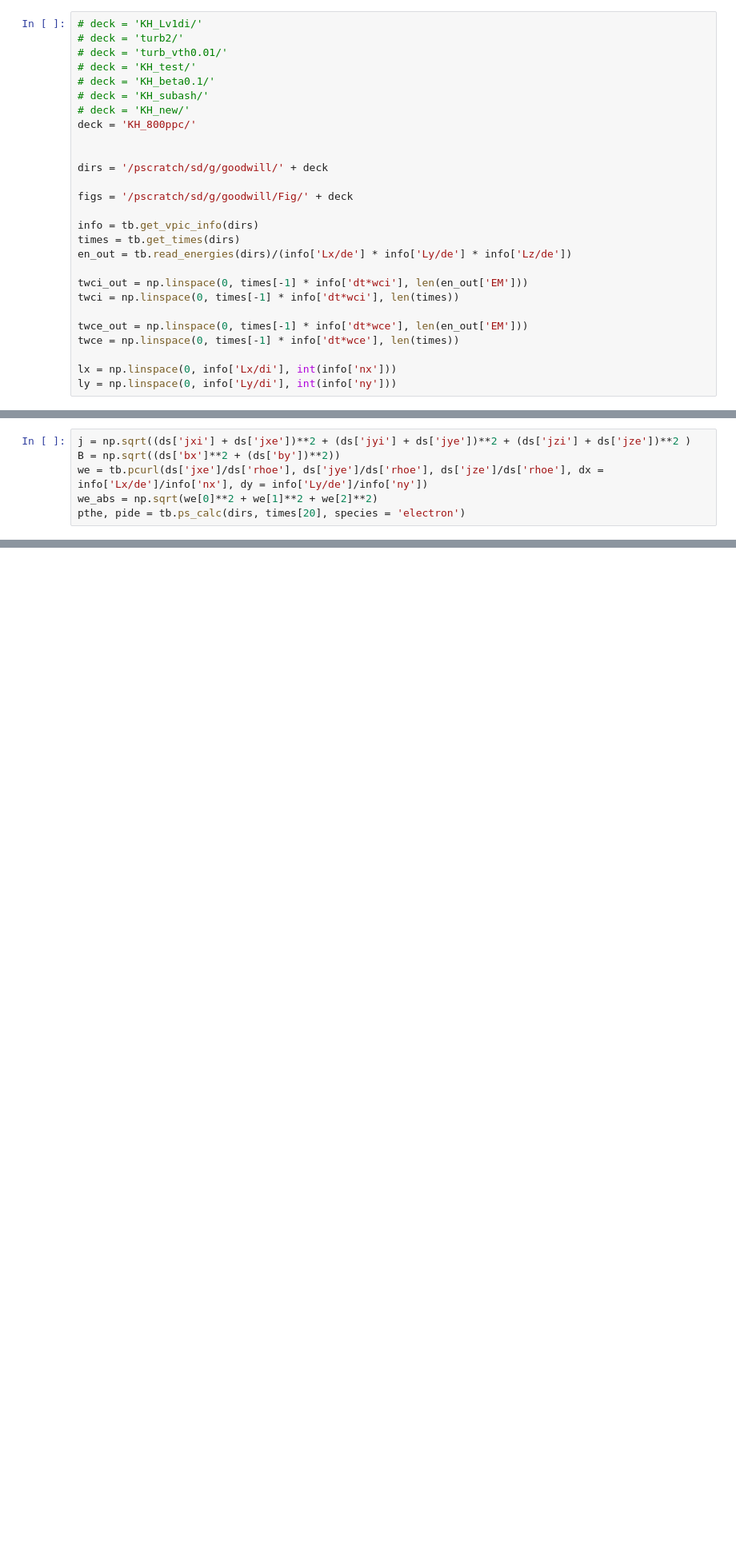
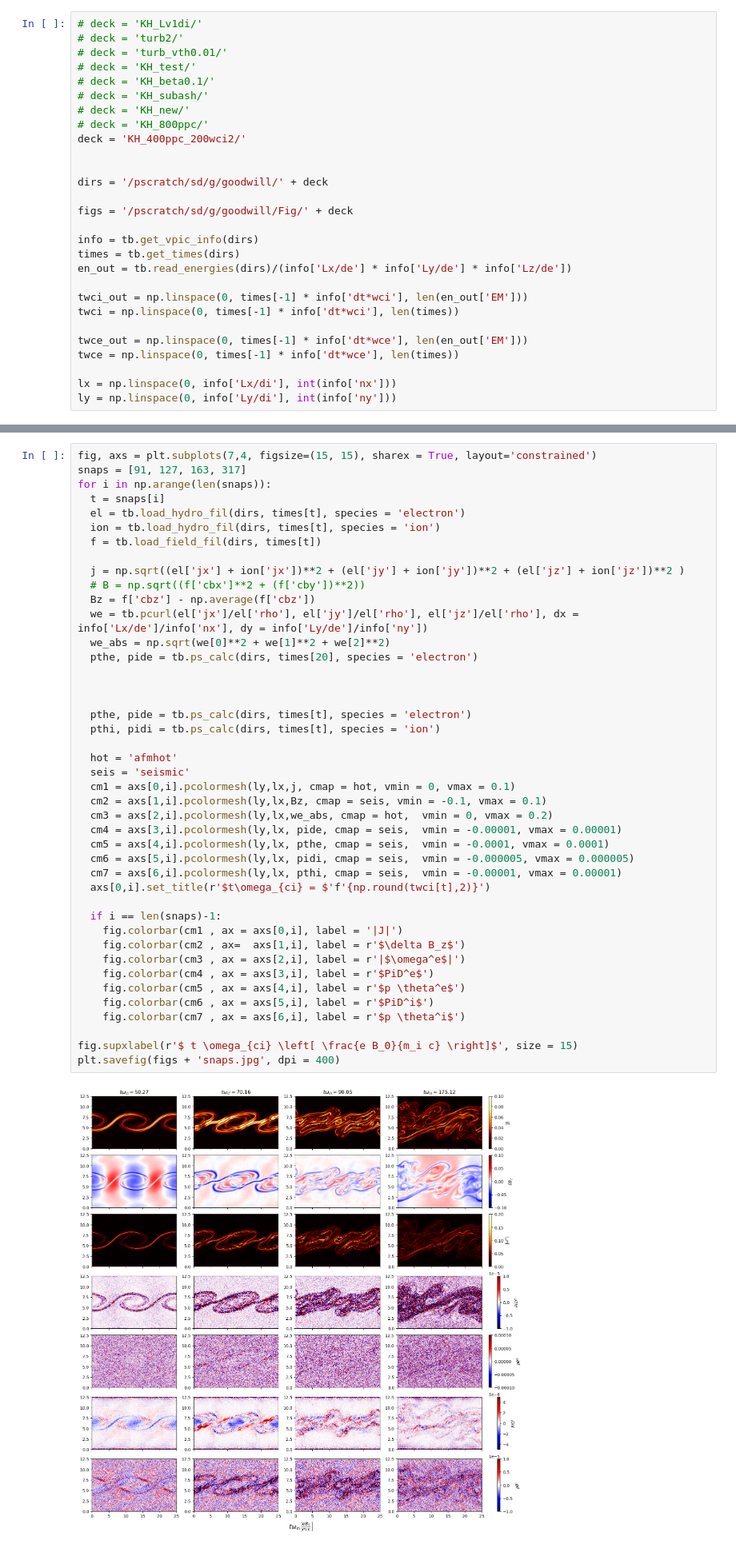
Before and after one commit to jgoodwill1/TurbPy, a Jupyter notebook: Analysis/Jupyter/snapshots.ipynb, the cells around one changed output, grey strips where cells are left out. Shown at 80% size. Saved outputs shown, nothing was run; the diff lists cells and outputs as text; blank space fills up the shorter version.

```diff
--- a/Analysis/Jupyter/snapshots.ipynb
+++ b/Analysis/Jupyter/snapshots.ipynb
@@ -9,7 +9,8 @@ from TurbPy.imports import *
 # deck = 'KH_beta0.1/'
 # deck = 'KH_subash/'
 # deck = 'KH_new/'
-deck = 'KH_800ppc/'
+# deck = 'KH_800ppc/'
+deck = 'KH_400ppc_200wci2/'
 
 
 dirs = '/pscratch/sd/g/goodwill/' + deck
@@ -56,7 +32 @@ Data variables: (12/20)
-# %%
-j = np.sqrt((ds['jxi'] + ds['jxe'])**2 + (ds['jyi'] + ds['jye'])**2 + (ds['jzi'] + ds['jze'])**2 )
-B = np.sqrt((ds['bx']**2 + (ds['by'])**2))
-we = tb.pcurl(ds['jxe']/ds['rhoe'], ds['jye']/ds['rhoe'], ds['jze']/ds['rhoe'], dx = info['Lx/de']/info['nx'], dy = info['Ly/de']/info['ny'])
-we_abs = np.sqrt(we[0]**2 + we[1]**2 + we[2]**2)
-pthe, pide = tb.ps_calc(dirs, times[20], species = 'electron')
 # %%
@@ -100,0 +40,45 @@ plt.savefig(figs + 'snaps.jpg', dpi = 400)
+# %%
+fig, axs = plt.subplots(7,4, figsize=(15, 15), sharex = True, layout='constrained')
+snaps = [91, 127, 163, 317]
+for i in np.arange(len(snaps)):
+  t = snaps[i]
+  el = tb.load_hydro_fil(dirs, times[t], species = 'electron')
+  ion = tb.load_hydro_fil(dirs, times[t], species = 'ion')
+  f = tb.load_field_fil(dirs, times[t])
+
+  j = np.sqrt((el['jx'] + ion['jx'])**2 + (el['jy'] + ion['jy'])**2 + (el['jz'] + ion['jz'])**2 )
+  # B = np.sqrt((f['cbx']**2 + (f['cby'])**2))
+  Bz = f['cbz'] - np.average(f['cbz'])
+  we = tb.pcurl(el['jx']/el['rho'], el['jy']/el['rho'], el['jz']/el['rho'], dx = info['Lx/de']/info['nx'], dy = info['Ly/de']/info['ny'])
+  we_abs = np.sqrt(we[0]**2 + we[1]**2 + we[2]**2)
+  pthe, pide = tb.ps_calc(dirs, times[20], species = 'electron')
+
+
+
+  pthe, pide = tb.ps_calc(dirs, times[t], species = 'electron')
+  pthi, pidi = tb.ps_calc(dirs, times[t], species = 'ion')
+
+  hot = 'afmhot'
+  seis = 'seismic'
+  cm1 = axs[0,i].pcolormesh(ly,lx,j, cmap = hot, vmin = 0, vmax = 0.1)
+  cm2 = axs[1,i].pcolormesh(ly,lx,Bz, cmap = seis, vmin = -0.1, vmax = 0.1)
+  cm3 = axs[2,i].pcolormesh(ly,lx,we_abs, cmap = hot,  vmin = 0, vmax = 0.2)
+  cm4 = axs[3,i].pcolormesh(ly,lx, pide, cmap = seis,  vmin = -0.00001, vmax = 0.00001)
+  cm5 = axs[4,i].pcolormesh(ly,lx, pthe, cmap = seis,  vmin = -0.0001, vmax = 0.0001)
+  cm6 = axs[5,i].pcolormesh(ly,lx, pidi, cmap = seis,  vmin = -0.000005, vmax = 0.000005)
+  cm7 = axs[6,i].pcolormesh(ly,lx, pthi, cmap = seis,  vmin = -0.00001, vmax = 0.00001)
+  axs[0,i].set_title(r'$t\omega_{ci} = $'f'{np.round(twci[t],2)}')
+
+  if i == len(snaps)-1:
+    fig.colorbar(cm1 , ax = axs[0,i], label = '|J|')
+    fig.colorbar(cm2 , ax=  axs[1,i], label = r'$\delta B_z$')
+    fig.colorbar(cm3 , ax = axs[2,i], label = r'|$\omega^e$|')
+    fig.colorbar(cm4 , ax = axs[3,i], label = r'$PiD^e$')
+    fig.colorbar(cm5 , ax = axs[4,i], label = r'$p \theta^e$')
+    fig.colorbar(cm6 , ax = axs[5,i], label = r'$PiD^i$')
+    fig.colorbar(cm7 , ax = axs[6,i], label = r'$p \theta^i$')
+
+fig.supxlabel(r'$ t \omega_{ci} \left[ \frac{e B_0}{m_i c} \right]$', size = 15)
+plt.savefig(figs + 'snaps.jpg', dpi = 400)
+# %% [output]
+[figure, added]
```
Also changed, not shown: parts of 6 cells of this notebook, 9 other files.
